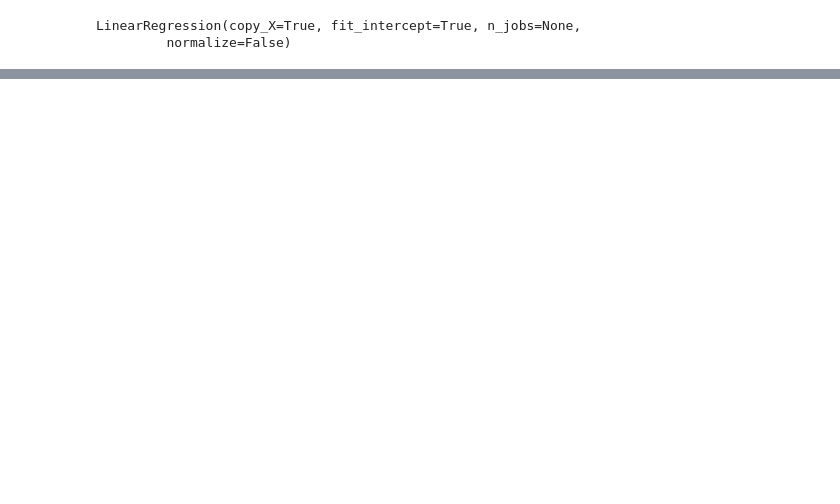
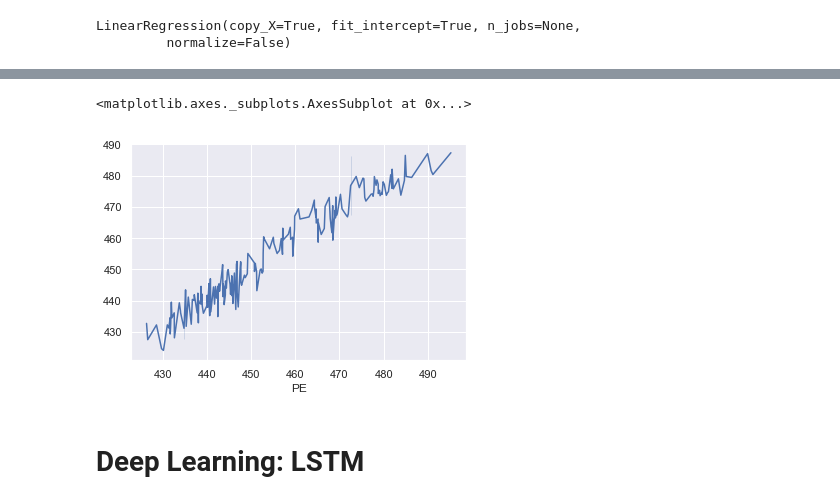
Before and after one commit to chykoushik/S2E-dfki-Electrical-Power-Prediction, a Jupyter notebook: Combined-Cycle-Power-Plant.ipynb, the cells around one changed output, grey strips where cells are left out. Cells and saved outputs as stored; diff of their text form; code cells hidden in the pictures; blank space fills up the shorter version.

```diff
--- a/Combined-Cycle-Power-Plant.ipynb
+++ b/Combined-Cycle-Power-Plant.ipynb
@@ -103,0 +139,7 @@ dataset.head(10)
+# %%
+sns.lineplot(Y_test[0:200], Y_prediction[0:200])
+# %% [output]
+<matplotlib.axes._subplots.AxesSubplot at 0x...>
+[figure, added]
+# %% [markdown]
+# Deep Learning: LSTM
```
Also changed, not shown: parts of 10 cells of this notebook.
